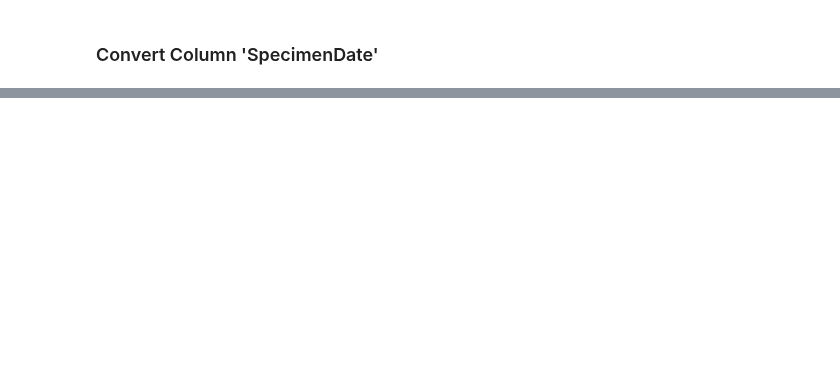
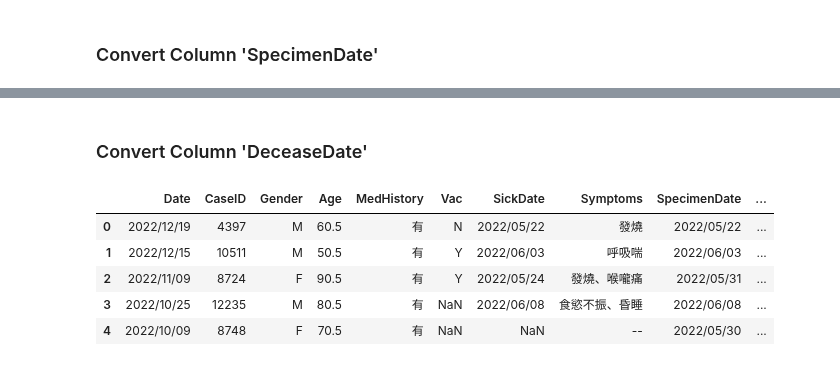
Before and after one commit to belongtothenight/BD_ML_Code, a Jupyter notebook: src/BD_w15_hw.ipynb, the cells around one changed output, grey strips where cells are left out. Saved outputs shown, nothing was run; the diff lists cells and outputs as text; code cells hidden in the pictures; blank space fills up the shorter version.

```diff
--- a/src/BD_w15_hw.ipynb
+++ b/src/BD_w15_hw.ipynb
@@ -284,0 +412,17 @@ print(sds)
+# %%
+cfds = data2['ConfirmDate'].unique().tolist()
+# print(cfds)
+cfds_ts = []
+for element in cfds:
+    if type(element) == float:
+        cfds_ts.append(np.NaN)
+    elif type(element) == str:
+        cfds_ts.append(np.NaN)
+    else:
+        cfds_ts.append(element)
+# print(cfds_ts)
+cfds_dict = dict(zip(cfds, cfds_ts))
+# print(cfds_dict)
+data2['ConfirmDate'] = data2['ConfirmDate'].map(cfds_dict)
+data2['ConfirmDate'] = data2['ConfirmDate'].dt.strftime('%Y/%m/%d')
+data2.head()
@@ -284,0 +436,24 @@ print(sds)
+# %% [markdown]
+### Convert Column 'DeceaseDate'
+# %%
+dds = data1['DeceaseDate'].unique().tolist()
+# print(dds)
+dds_ts = []
+for element in dds:
+    if type(element) == str:
+        dds_ts.append(np.NaN)
+    else:
+        dds_ts.append(element)
+# print(dds_ts)
+dds_dict = dict(zip(dds, dds_ts))
+# print(dds_dict)
+data1['DeceaseDate'] = data1['DeceaseDate'].map(dds_dict)
+data1['DeceaseDate'] = data1['DeceaseDate'].dt.strftime('%Y/%m/%d')
+data1.head()
+# %% [output]
+|  | Date | CaseID | Gender | Age | MedHistory | Vac | SickDate | Symptoms | SpecimenDate | ... |
+| 0 | 2022/12/19 | 4397 | M | 60.5 | 有 | N | 2022/05/22 | 發燒 | 2022/05/22 | ... |
+| 1 | 2022/12/15 | 10511 | M | 50.5 | 有 | Y | 2022/06/03 | 呼吸喘 | 2022/06/03 | ... |
+| 2 | 2022/11/09 | 8724 | F | 90.5 | 有 | Y | 2022/05/24 | 發燒、喉嚨痛 | 2022/05/31 | ... |
+| 3 | 2022/10/25 | 12235 | M | 80.5 | 有 | NaN | 2022/06/08 | 食慾不振、昏睡 | 2022/06/08 | ... |
+| 4 | 2022/10/09 | 8748 | F | 70.5 | 有 | NaN | NaN | -- | 2022/05/30 | ... |
```
Also changed, not shown: parts of 11 cells of this notebook, 1 other file.
